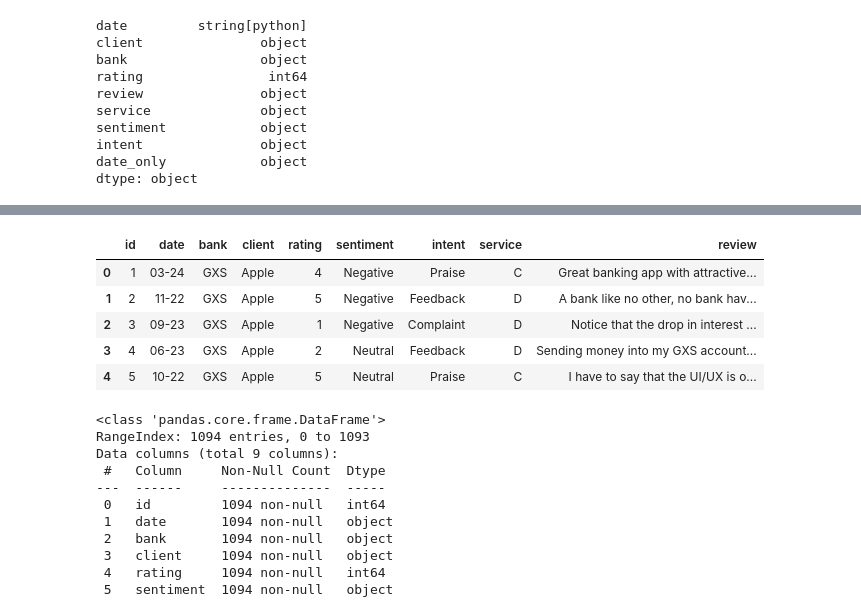
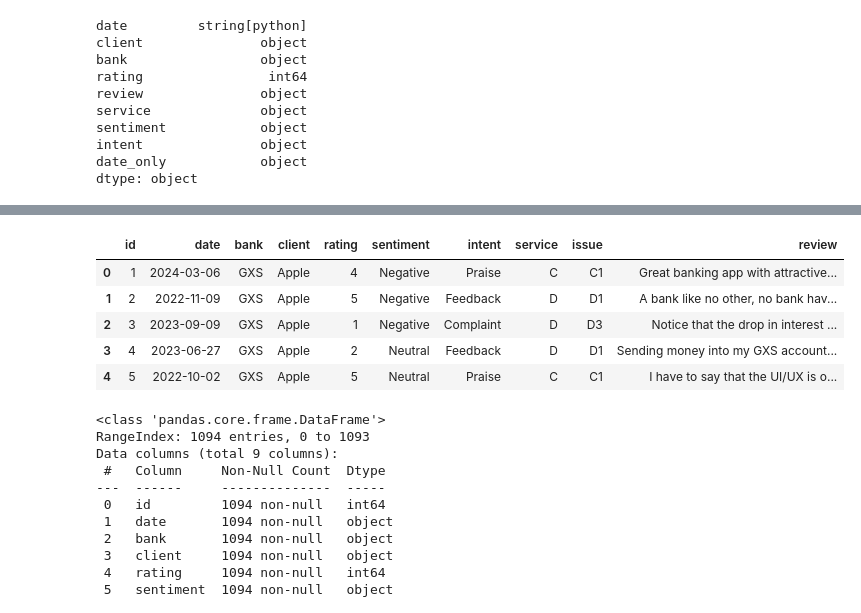
Before and after one commit to calebleehy/sentiment-analysis-with-llms, a Jupyter notebook: frontend/dashboard/generate_placeholder.ipynb, the cells around one changed output, grey strips where cells are left out. Drawn from its saved outputs; the diff is of its cells as text; code cells hidden in the pictures.

```diff
--- a/frontend/dashboard/generate_placeholder.ipynb
+++ b/frontend/dashboard/generate_placeholder.ipynb
@@ -37,6 +37,6 @@ intent               object
 dtype: object
 # %%
-df_2['date'] = df_2['date'].astype("string")
+#df_2['date'] = df_2['date'].astype("string")
 # %% [output]
 A value is trying to be set on a copy of a slice from a DataFrame.
 Try using .loc[row_indexer,col_indexer] = value instead
@@ -70,4 +70,6 @@ Name: date, dtype: string
 # %%
-df_2['date'] = df_2['date'].apply(lambda x: datetime.strptime(x, "%d/%m/%Y %H:%M"))
-df_2['month_year'] = df_2['date'].apply(lambda x: x.strftime("%m-%y"))
-df_2 = df_2.loc[:, ~df_2.columns.isin(['date'])]
+df_2['date'] = pd.to_datetime(df_2['date'], format="%d/%m/%Y %H:%M")
+
+df_2['date'] = df_2['date'].dt.date
+
+df_2.head()
@@ -93,0 +115,18 @@ df_3.head()
+# %%
+fake_values_A = ['A1', 'A2', 'A3']
+fake_values_B = ['B1', 'B2', 'B3']
+fake_values_C = ['C1', 'C2', 'C3']
+fake_values_D = ['D1', 'D2', 'D3']
+
+def assign_value(row):
+    if row['service'] == 'A':  # Example condition: if col1 is even
+        return random.choice(fake_values_A)
+    elif row['service'] == 'B':
+        return random.choice(fake_values_B)
+    elif row['service'] == 'C':
+        return random.choice(fake_values_C)
+    else:
+        return random.choice(fake_values_D)
+# %%
+df_3['issue'] = df_3.apply(assign_value, axis=1)
+df_3.head()
@@ -94,13 +140,13 @@ df_3.head()
 # %%
-df_4 = df_3[['id', 'date', 'bank', 'client', 'rating', 'sentiment', 'intent', 'service','review']]
+df_4 = df_3[['id', 'date', 'bank', 'client', 'rating', 'sentiment', 'intent', 'service','issue', 'review']]
 df_4.head()
 # %% [output]
-|  | id | date | bank | client | rating | sentiment | intent | service | review |
-| 0 | 1 | 03-24 | GXS | Apple | 4 | Negative | Praise | C | Great banking app with attractive... |
-| 1 | 2 | 11-22 | GXS | Apple | 5 | Negative | Feedback | D | A bank like no other, no bank hav... |
-| 2 | 3 | 09-23 | GXS | Apple | 1 | Negative | Complaint | D | Notice that the drop in interest ... |
-| 3 | 4 | 06-23 | GXS | Apple | 2 | Neutral | Feedback | D | Sending money into my GXS account... |
-| 4 | 5 | 10-22 | GXS | Apple | 5 | Neutral | Praise | C | I have to say that the UI/UX is o... |
+|  | id | date | bank | client | rating | sentiment | intent | service | issue | review |
+| 0 | 1 | 2024-03-06 | GXS | Apple | 4 | Negative | Praise | C | C1 | Great banking app with attractive... |
+| 1 | 2 | 2022-11-09 | GXS | Apple | 5 | Negative | Feedback | D | D1 | A bank like no other, no bank hav... |
+| 2 | 3 | 2023-09-09 | GXS | Apple | 1 | Negative | Complaint | D | D3 | Notice that the drop in interest ... |
+| 3 | 4 | 2023-06-27 | GXS | Apple | 2 | Neutral | Feedback | D | D1 | Sending money into my GXS account... |
+| 4 | 5 | 2022-10-02 | GXS | Apple | 5 | Neutral | Praise | C | C1 | I have to say that the UI/UX is o... |
 # %%
 df_4.info()
 # %% [output]
```
Also changed, not shown: parts of 9 cells of this notebook, 1 other file.
